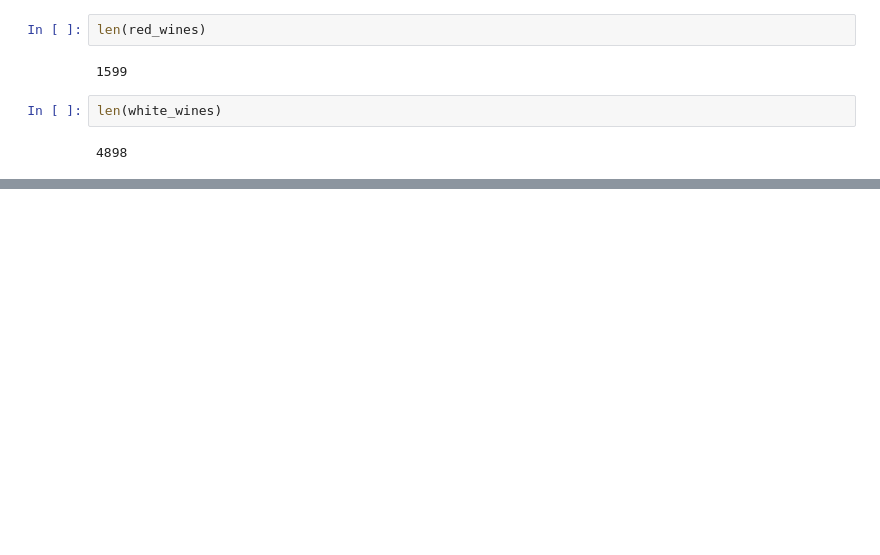
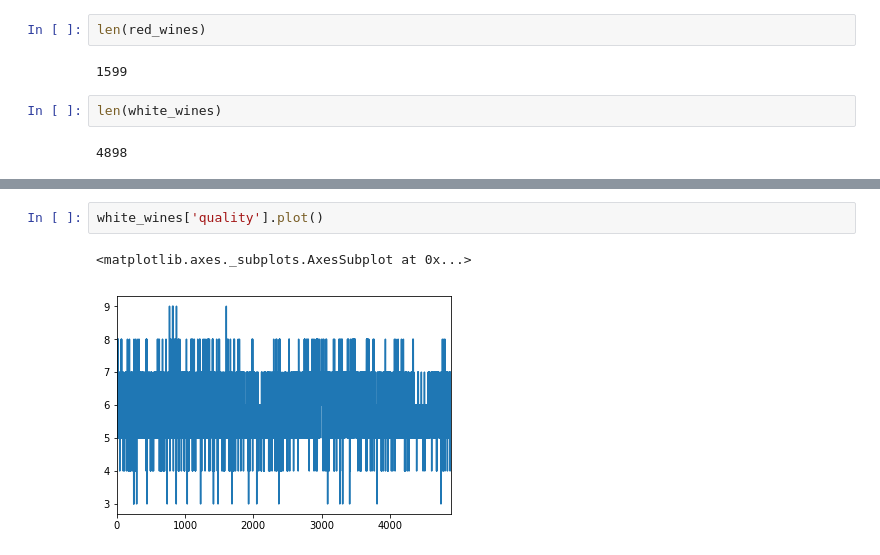
Before and after one commit to JakKowalCzyk/BigDataWarsztaty, a Jupyter notebook: wines_a.ipynb, the cells around one changed output, grey strips where cells are left out. Saved outputs shown, nothing was run; the diff lists cells and outputs as text; blank space fills up the shorter version.

```diff
--- a/wines_a.ipynb
+++ b/wines_a.ipynb
@@ -41,0 +136,5 @@ red_wines.describe()
+# %%
+white_wines['quality'].plot()
+# %% [output]
+<matplotlib.axes._subplots.AxesSubplot at 0x...>
+[figure, added]
```
Also changed, not shown: parts of 32 cells of this notebook, 3 other files.
